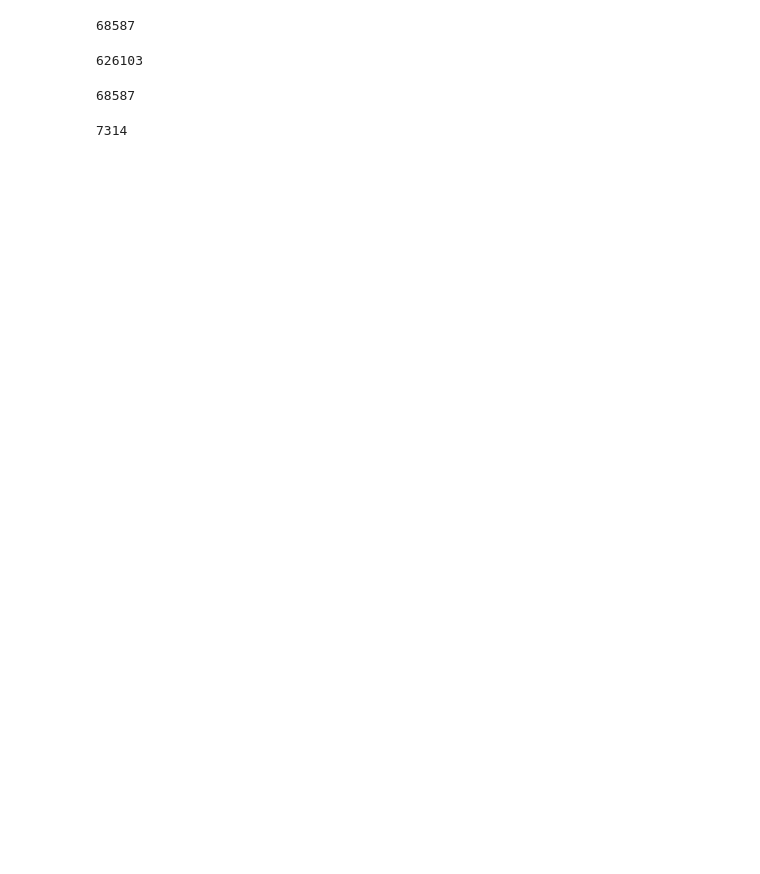
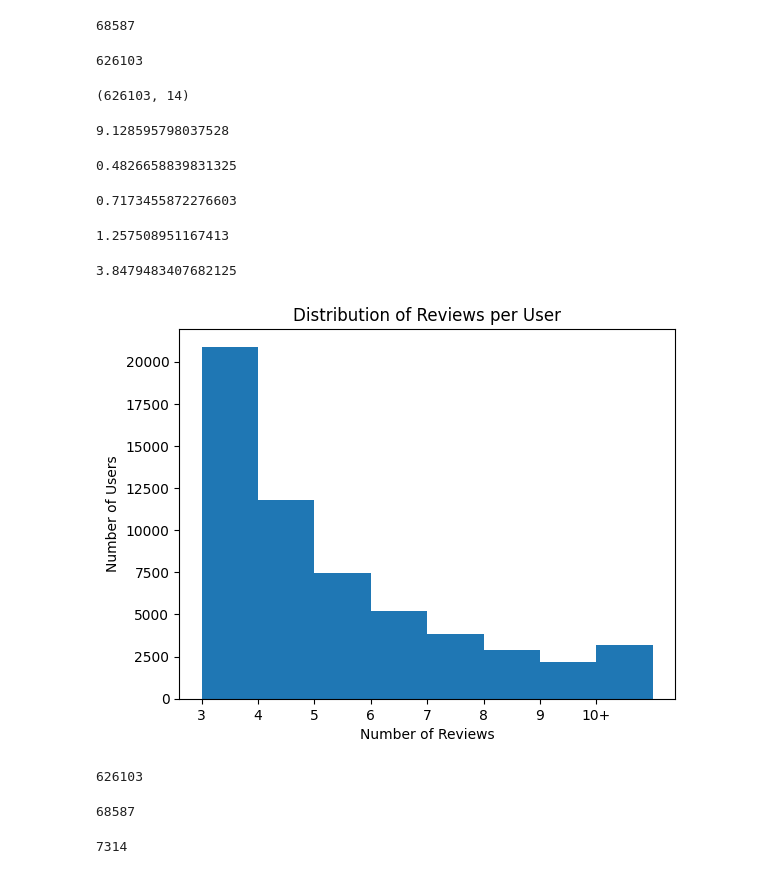
Before and after one commit to ShaanGil1/FlavorFriend, a Jupyter notebook: data_cleaning.ipynb, the cells around one changed output. Saved outputs shown, nothing was run; the diff lists cells and outputs as text; code cells hidden in the pictures; blank space fills up the shorter version.

```diff
--- a/data_cleaning.ipynb
+++ b/data_cleaning.ipynb
@@ -245,6 +293,76 @@ final_df.to_csv("D:/FlavorFriend/yelp_dataset/cleaned_data/reviews.csv", index=F
 print(len(final_df))
 # %% [output]
 626103
+# %%
+users_dict = {}
+stars = None
+sentiment = None
+folder_path = "D:/FlavorFriend/yelp_dataset/cleaned_data/reviews.csv"
+df = pd.read_csv(folder_path)
+print(df.shape)
+if stars is None:
+    stars = list(df["stars"])
+else:
+    stars.extend(list(df["stars"]))
+if sentiment is None:
+    sentiment = list(df["compound"])
+else:
+    sentiment.extend(list(df["compound"]))
+for user_id in df["user_id"]:
+    if user_id in users_dict:
+        users_dict[user_id] += 1
+    else:
+        users_dict[user_id] = 1
+# %% [output]
+(626103, 14)
+# %%
+count=0
+sum = 0
+for id, value in users_dict.items():
+    count+=1
+    sum+=value
+
+sum/count
+# %% [output]
+9.128595798037528
+# %%
+std_dev = np.std(sentiment)
+print(std_dev)
+mean = np.mean(sentiment)
+mean
+# %% [output]
+0.4826658839831325
+0.7173455872276603
+# %%
+std_dev = np.std(stars)
+print(std_dev)
+mean = np.mean(stars)
+mean
+# %% [output]
+1.257508951167413
+3.8479483407682125
+# %%
+import matplotlib.pyplot as plt
+
+review_counts = users_dict.values()
+bins = [3, 4, 5, 6, 7, 8, 9, 10, 11]
+plt.hist(review_counts, bins=bins)
+plt.xlabel('Number of Reviews')
+plt.ylabel('Number of Users')
+plt.title('Distribution of Reviews per User')
+
+plt.xticks(bins[:-1])
+bin_labels = ['3', '4', '5', '6', '7', '8', '9', '10+']
+plt.xticks(bins[:-1], bin_labels)
+
+# Display the plot
+plt.show()
+# %% [output]
+[figure, added]
+# %%
+print(sum)
+# %% [output]
+626103
 # %%
 #import os
 #import pandas as pd
```
Also changed, not shown: parts of 5 cells of this notebook.
